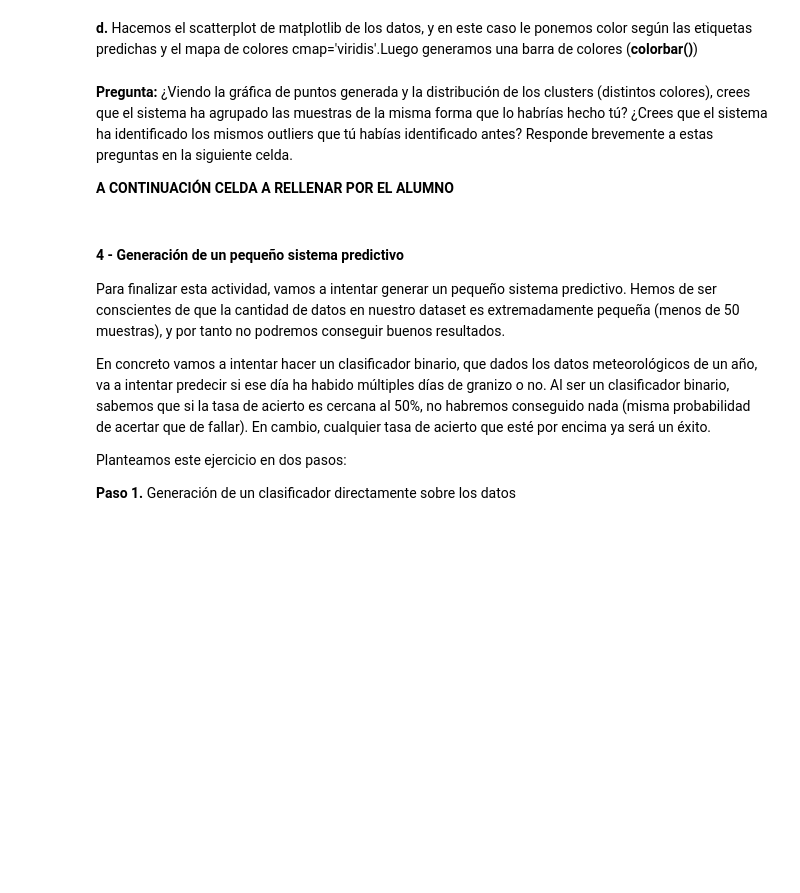
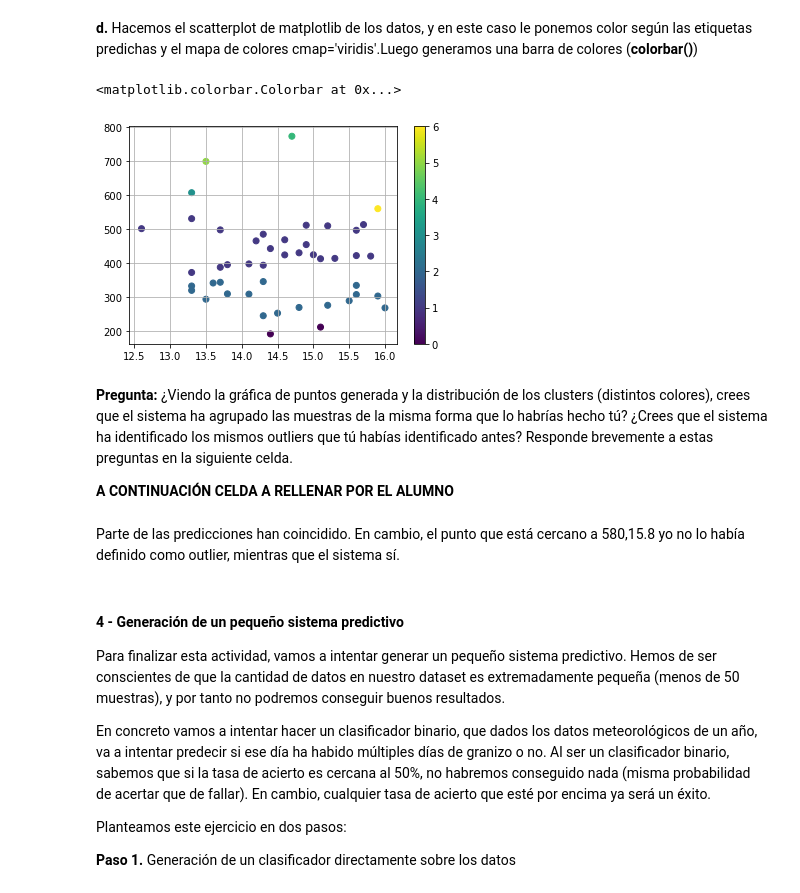
Before and after one commit to yuki/VIU_MASW, a Jupyter notebook: Actividad_2/Actividad_2_2_Alumno.ipynb, the cells around one changed output. Saved outputs shown, nothing was run; the diff lists cells and outputs as text; code cells hidden in the pictures; blank space fills up the shorter version.

```diff
--- a/Actividad_2/Actividad_2_2_Alumno.ipynb
+++ b/Actividad_2/Actividad_2_2_Alumno.ipynb
@@ -370,29 +372,34 @@ __b.__ Importamos de la libreria sklearn, del paquete cluster, la clase Agglomer
 # %%
 #Importamos la clase AgglomerativeClustering
 ########INSERTAR CODIGO AQUI
-from None import None
+from sklearn.cluster import AgglomerativeClustering
 
 #Instanciamos un objeto de tipo AgglomerativeClustering con 3 hiperparámetros
 ########INSERTAR CODIGO AQUI
-ag_clustering_model = None
+ag_clustering_model = AgglomerativeClustering(n_clusters=7, affinity = 'euclidean', linkage = 'single')
 # %% [markdown]
 __c.__ Entrenamos el modelo con nuestros datos y predecimos una etiqueta para cada uno de ellos
 
 __TIP:__ Puedes hacer las dos operaciones en una si usas __.fit_predict()__
 # %%
 #Entrenamos nuestro modelo de clustering y predecimos para nuestros datos escalados
-predicted_labels_from_clustering = None
+predicted_labels_from_clustering = ag_clustering_model.fit_predict(data)
 # %% [markdown]
 __d.__ Hacemos el scatterplot de matplotlib de los datos, y en este caso le ponemos color según las etiquetas predichas y el mapa de colores cmap='viridis'.Luego generamos una barra de colores (__colorbar()__)
 # %%
 plt.grid()
 ########INSERTAR CODIGO AQUI
-plt.scatter(data[:,0], data[:,1], c=None, cmap=None)
+plt.scatter(data[:,0], data[:,1], c=predicted_labels_from_clustering, cmap='viridis')
 plt.colorbar()
+# %% [output]
+<matplotlib.colorbar.Colorbar at 0x...>
+[figure, added]
 # %% [markdown]
 __Pregunta:__ ¿Viendo la gráfica de puntos generada y la distribución de los clusters (distintos colores), crees que el sistema ha agrupado las muestras de la misma forma que lo habrías hecho tú? ¿Crees que el sistema ha identificado los mismos outliers que tú habías identificado antes? Responde brevemente a estas preguntas en la siguiente celda.
 
 __A CONTINUACIÓN CELDA A RELLENAR POR EL ALUMNO__
+# %% [markdown]
+Parte de las predicciones han coincidido. En cambio, el punto que está cercano a 580,15.8 yo no lo había definido como outlier, mientras que el sistema sí.
 # %% [markdown]
 #### 4 - Generación de un pequeño sistema predictivo
 
```
Also changed, not shown: parts of 18 cells of this notebook.
